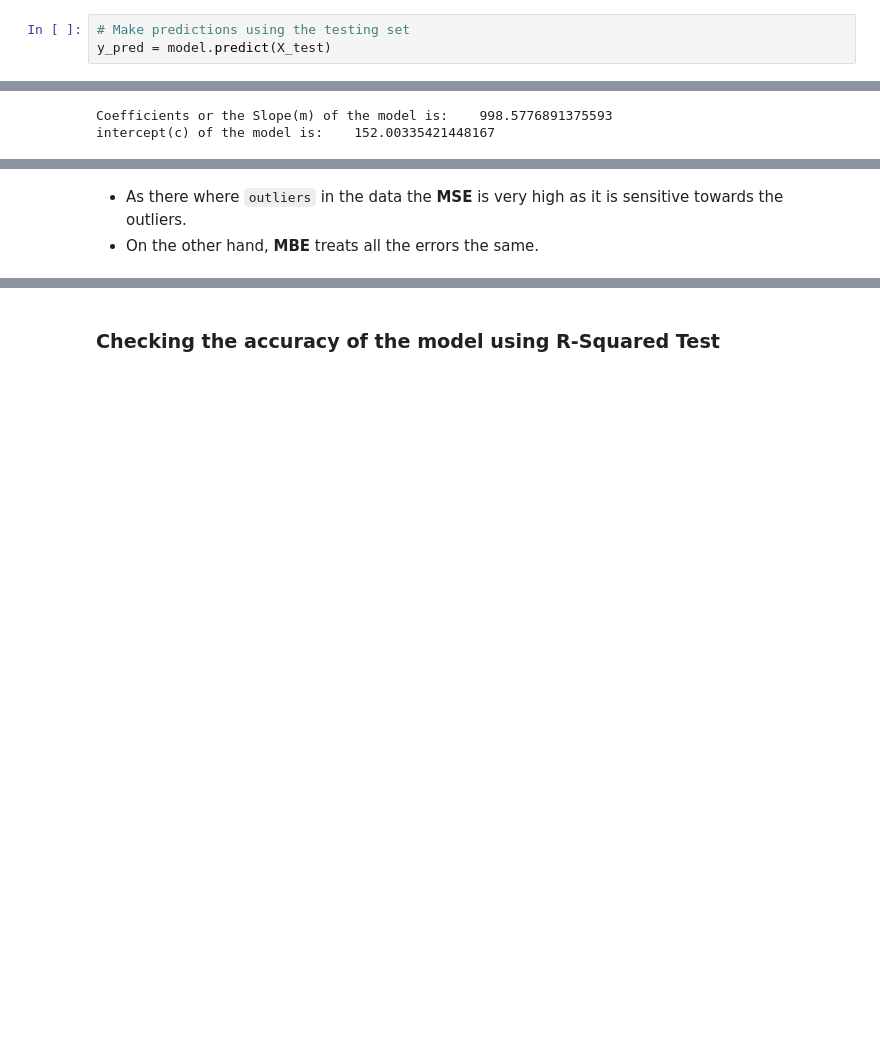
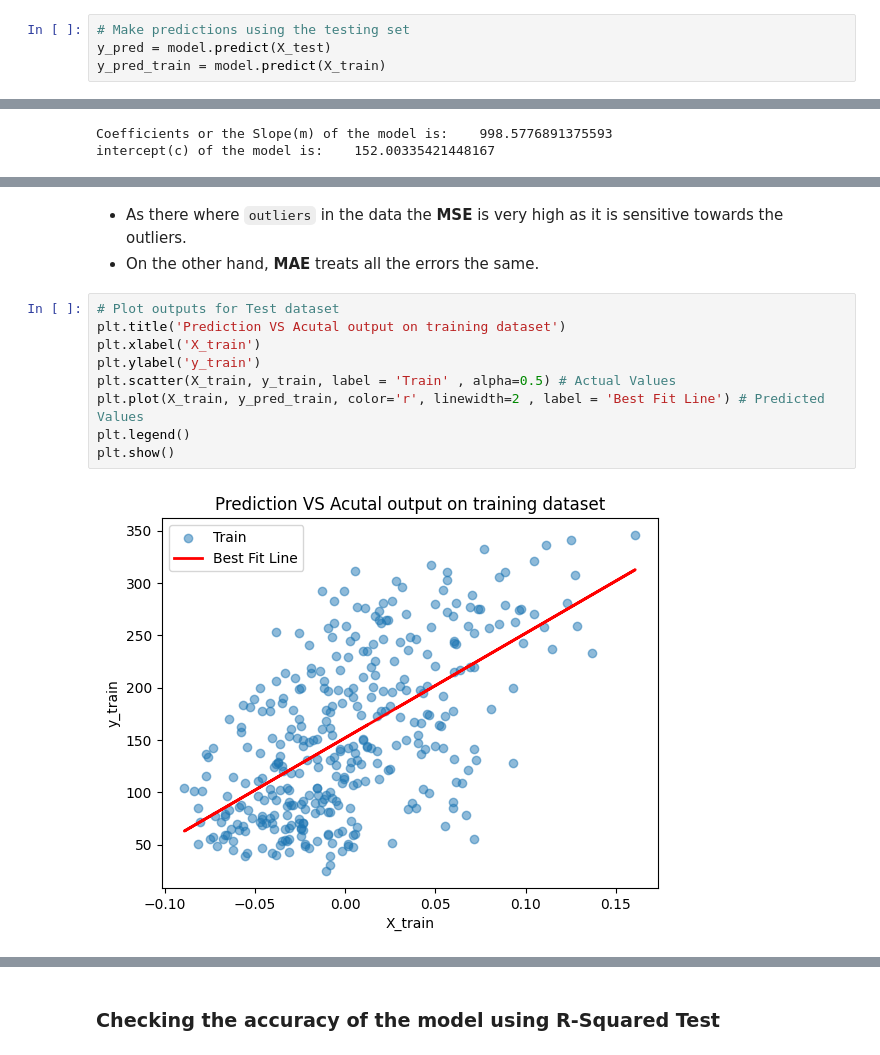
Before and after one commit to JayLunia/CSCN8010-lab-submissions, a Jupyter notebook: students_submissions/8947792/lab3.ipynb, the cells around one changed output, grey strips where cells are left out. Saved outputs shown, nothing was run; the diff lists cells and outputs as text; blank space fills up the shorter version.

```diff
--- a/students_submissions/8947792/lab3.ipynb
+++ b/students_submissions/8947792/lab3.ipynb
@@ -207,6 +208,7 @@ LinearRegression()
 # %%
 # Make predictions using the testing set
 y_pred = model.predict(X_test)
+y_pred_train = model.predict(X_train)
 # %% [markdown]
 ## <div id='s-6'>6. Present your solution.</div>
 # %%
@@ -226,4 +235,15 @@ Mean Absolute error: 52.26
 # %% [markdown]
 - As there where `outliers` in the data the __MSE__ is very high as it is sensitive towards the outliers.
-- On the other hand, __MBE__ treats all the errors the same.
+- On the other hand, __MAE__ treats all the errors the same.
+# %%
+# Plot outputs for Test dataset
+plt.title('Prediction VS Acutal output on training dataset')
+plt.xlabel('X_train')
+plt.ylabel('y_train')
+plt.scatter(X_train, y_train, label = 'Train' , alpha=0.5) # Actual Values
+plt.plot(X_train, y_pred_train, color='r', linewidth=2 , label = 'Best Fit Line') # Predicted Values
+plt.legend()
+plt.show()
+# %% [output]
+[figure, added]
 # %%
```
Also changed, not shown: parts of 7 cells of this notebook, 1 other file.
